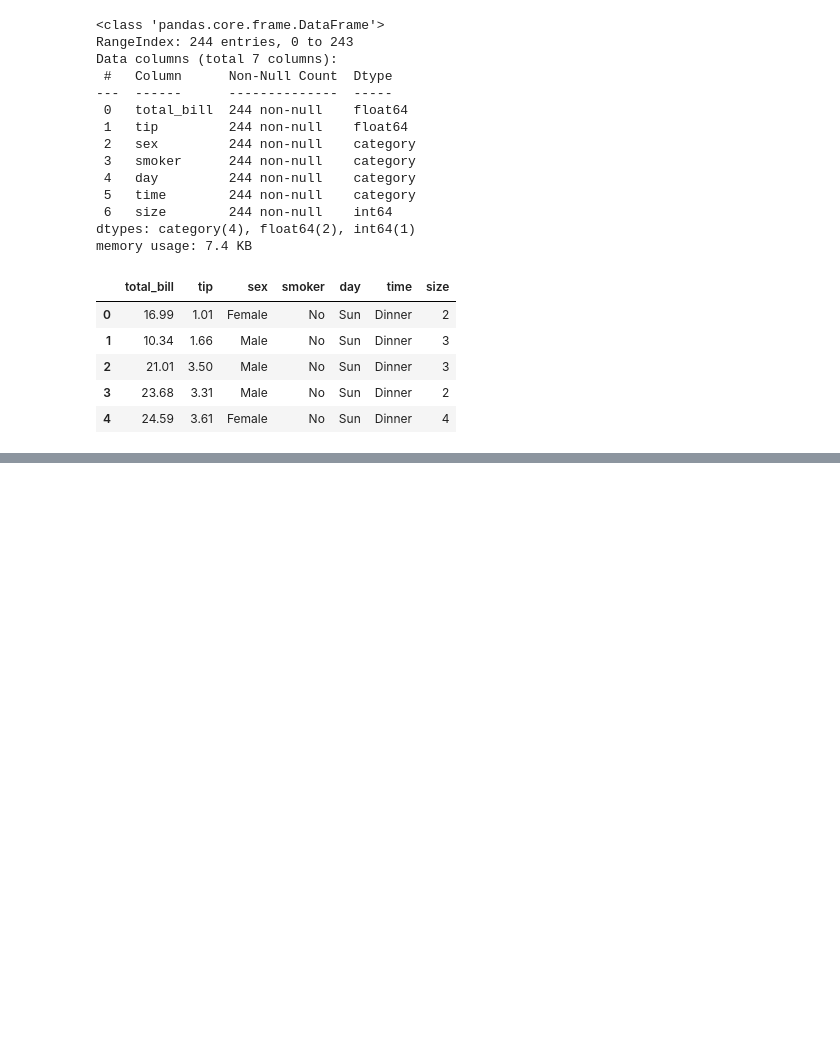
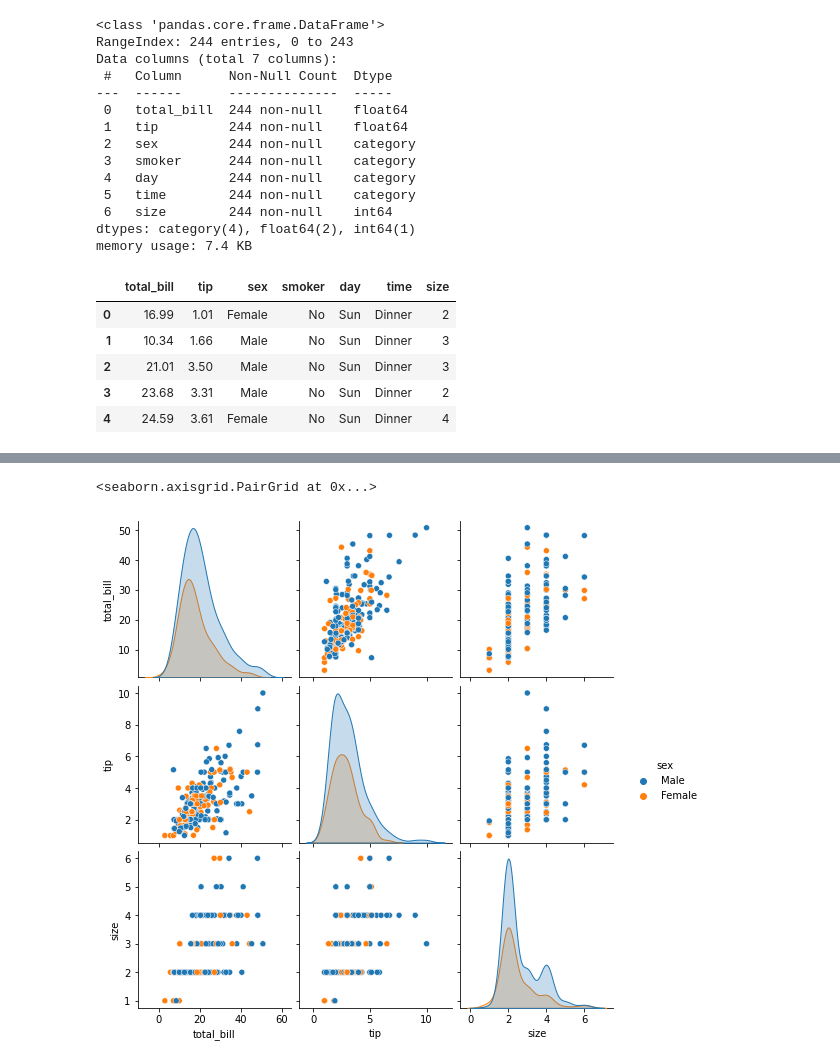
Before and after one commit to Pedro-IFC/curso-python, a Jupyter notebook: Seaborn/aula.ipynb, the cells around one changed output, grey strips where cells are left out. Saved outputs shown, nothing was run; the diff lists cells and outputs as text; code cells hidden in the pictures; blank space fills up the shorter version.

```diff
--- a/Seaborn/aula.ipynb
+++ b/Seaborn/aula.ipynb
@@ -32,0 +43,5 @@ tips.head()
+# %%
+sns.pairplot(tips, hue='sex')
+# %% [output]
+<seaborn.axisgrid.PairGrid at 0x...>
+[figure, added]
```
Also changed, not shown: parts of 4 cells of this notebook.
